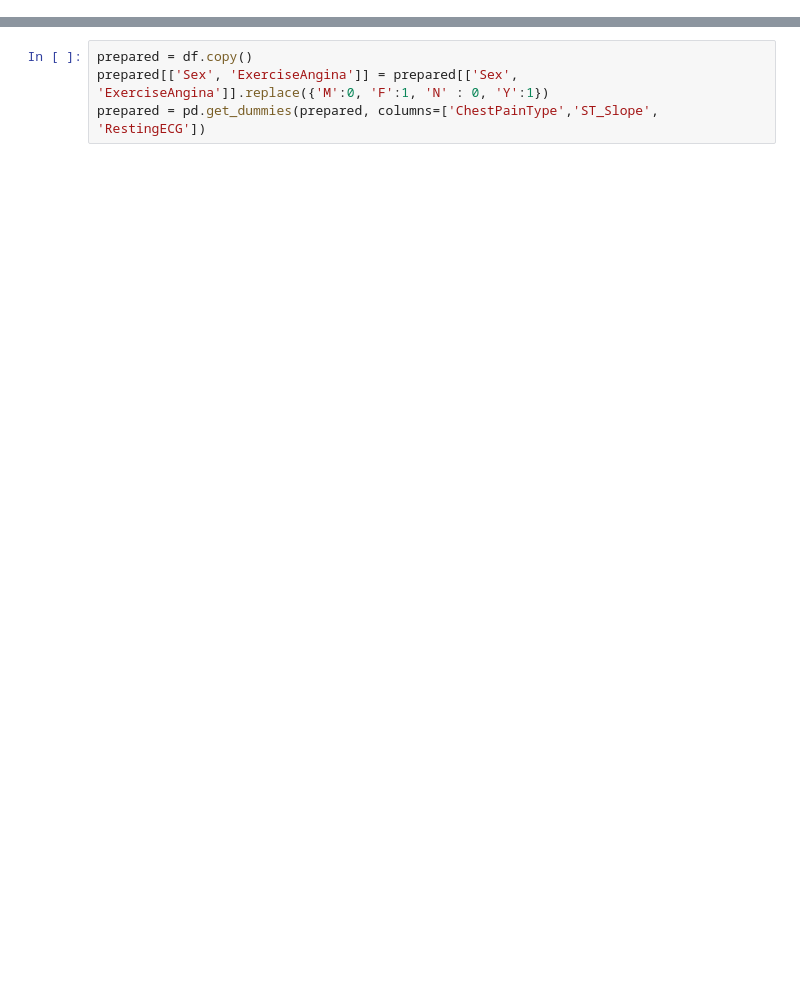
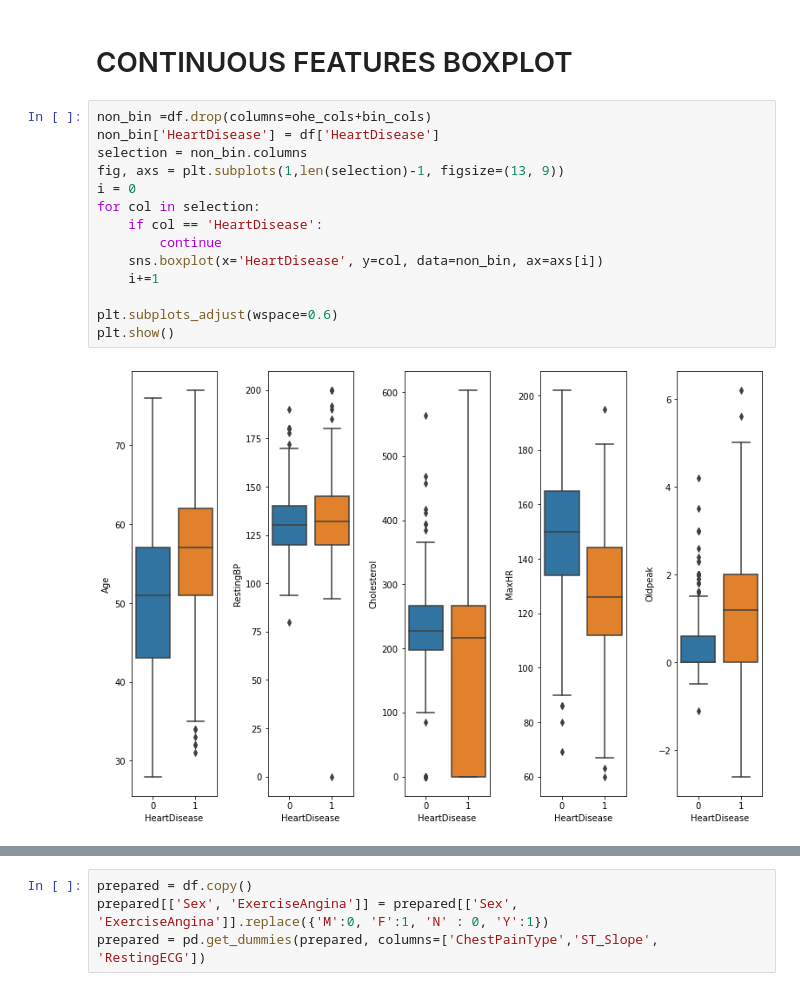
Before and after one commit to EmeryK-1/DataMadness, a Jupyter notebook: Untitled.ipynb, the cells around one changed output, grey strips where cells are left out. Drawn from its saved outputs; the diff is of its cells as text; blank space fills up the shorter version.

```diff
--- a/Untitled.ipynb
+++ b/Untitled.ipynb
@@ -40,0 +68,18 @@ memory usage: 86.2+ KB
+# %% [markdown]
+# CONTINUOUS FEATURES BOXPLOT
+# %%
+non_bin =df.drop(columns=ohe_cols+bin_cols)
+non_bin['HeartDisease'] = df['HeartDisease']
+selection = non_bin.columns
+fig, axs = plt.subplots(1,len(selection)-1, figsize=(13, 9))
+i = 0
+for col in selection:
+    if col == 'HeartDisease':
+        continue
+    sns.boxplot(x='HeartDisease', y=col, data=non_bin, ax=axs[i])
+    i+=1
+
+plt.subplots_adjust(wspace=0.6)
+plt.show()
+# %% [output]
+[figure, added]
```
Also changed, not shown: parts of 9 cells of this notebook.
